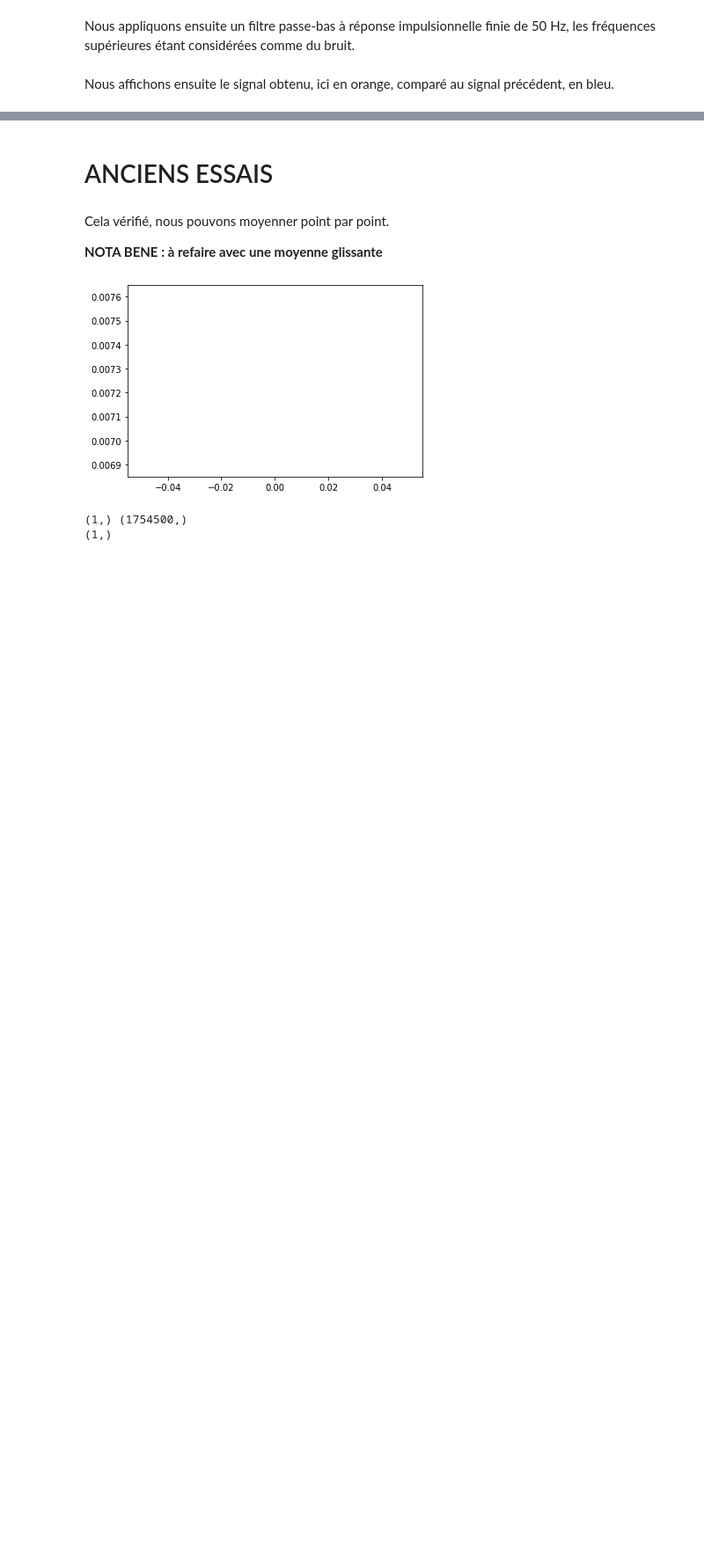
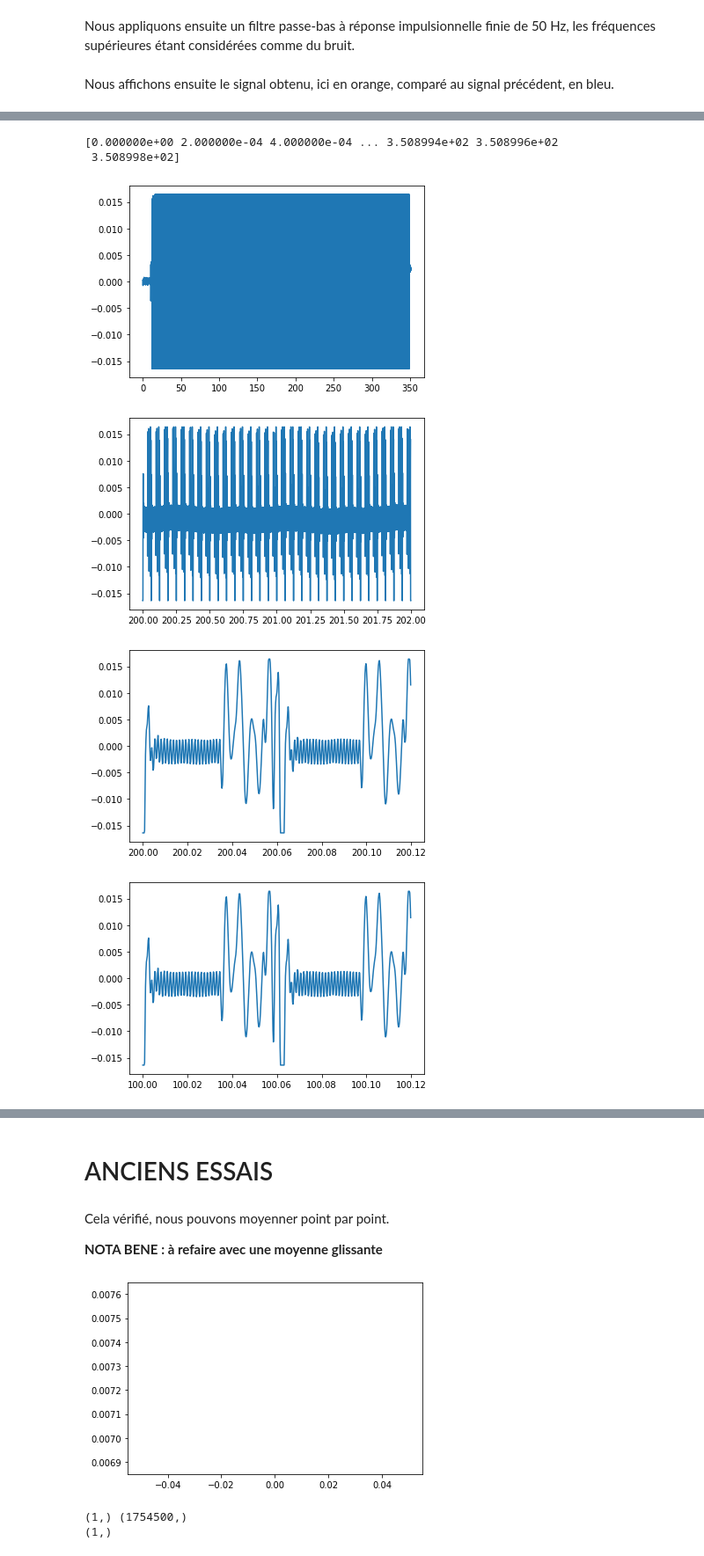
Before and after one commit to MaximeCaute/TraitementSignauxEEG, a Jupyter notebook: Notebooks/PreTraitementDonnees.ipynb, the cells around one changed output, grey strips where cells are left out. Shown at 88% size. Cells and saved outputs as stored; diff of their text form; code cells hidden in the pictures; blank space fills up the shorter version.

```diff
--- a/Notebooks/PreTraitementDonnees.ipynb
+++ b/Notebooks/PreTraitementDonnees.ipynb
@@ -236,0 +315,5 @@ plt.show()
+# %%
+print(raw.info)
+print(raw.ch_names)
+ecg_channel_index = raw.ch_names.index('ECG')
+print(ecg_channel_index)
@@ -236,0 +338,24 @@ plt.show()
+# %%
+ecg_data = raw_data[ecg_channel_index,:]
+
+print(raw_time)
+
+plt.plot(raw_time, ecg_data )
+plt.show()
+plt.plot(raw_time[1000000:1010000], ecg_data[1000000:1010000])
+plt.show()
+plt.plot(raw_time[1000000:1000600], ecg_data[1000000:1000600])
+plt.show()
+i = 500000
+plt.plot(raw_time[i:i+600], ecg_data[i:i+600])
+plt.show()
+i = 800000
+plt.plot(raw_time[i:i+600], ecg_data[i:i+600])
+plt.show()
+# %% [output]
+[0.000000e+00 2.000000e-04 4.000000e-04 ... 3.508994e+02 3.508996e+02
+ 3.508998e+02]
+[figure, added]
+[figure, added]
+[figure, added]
+[figure, added]
```
Also changed, not shown: parts of 30 cells of this notebook.
